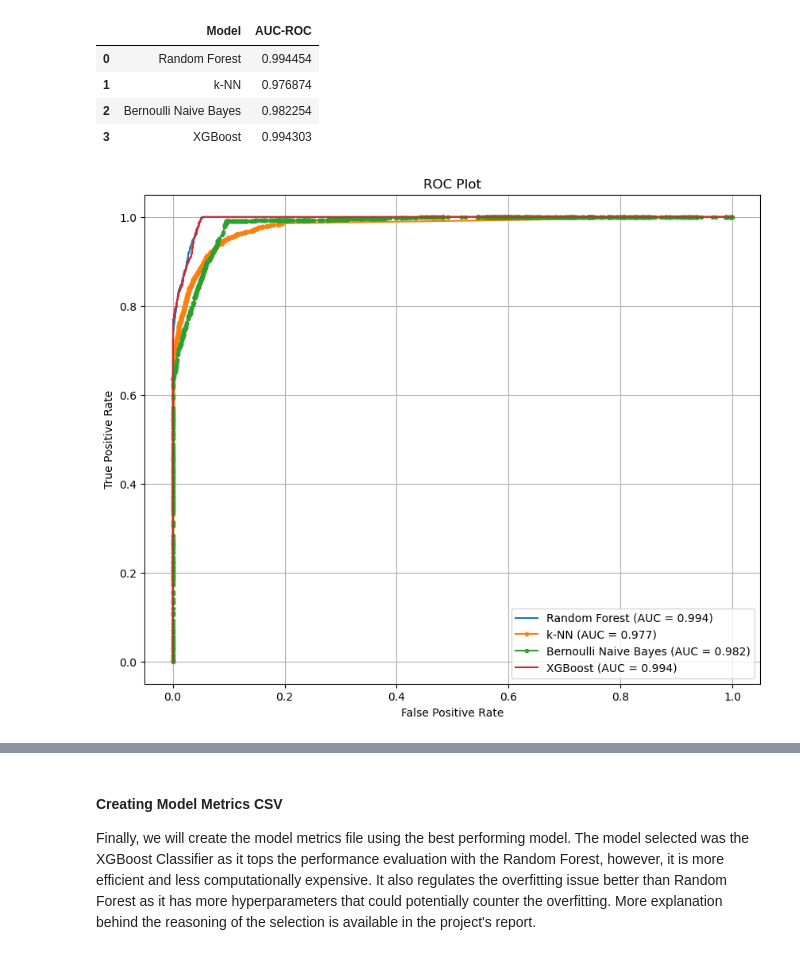
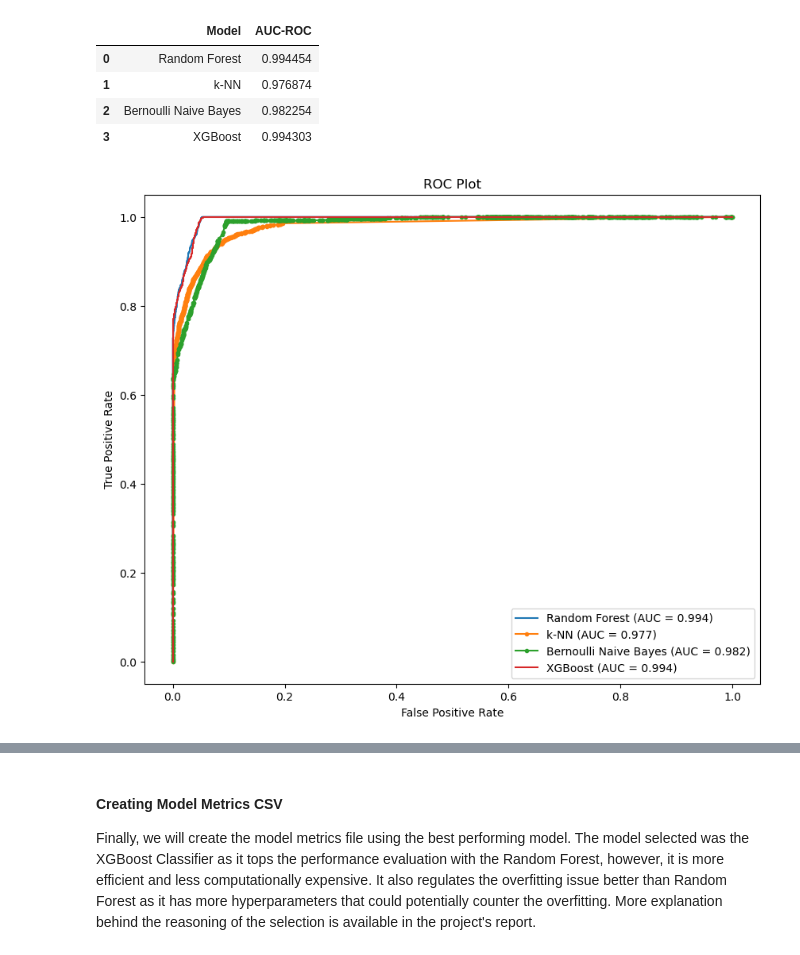
Before and after one commit to CamiloDS16/Project-2-AmEx-Credit-Card-Default-, a Jupyter notebook: Project-2-AmEx-Credit-Card-Default-/notebooks/modeling_amex.ipynb, the cells around one changed output, grey strips where cells are left out. Saved outputs shown, nothing was run; the diff lists cells and outputs as text; code cells hidden in the pictures.

Commit message:
updated figures and modeling notebook

```diff
--- a/Project-2-AmEx-Credit-Card-Default-/notebooks/modeling_amex.ipynb
+++ b/Project-2-AmEx-Credit-Card-Default-/notebooks/modeling_amex.ipynb
@@ -457,29 +451,30 @@ results_df
 # %%
 from sklearn.metrics import roc_curve
 
 # Compute ROC curve for each model
 rf_fpr, rf_tpr, _ = roc_curve(y_test, rf_probs)
 knn_fpr, knn_tpr, _ = roc_curve(y_test, knn_probs)
 bnb_fpr, bnb_tpr, _ = roc_curve(y_test, bnb_probs)
 xgb_fpr, xgb_tpr, _ = roc_curve(y_test, xgb_probs)
 
 # Plot the ROC curve
 plt.figure(figsize=(10, 8))
 plt.plot(rf_fpr, rf_tpr, linestyle='-', label='Random Forest (AUC = %0.3f)' % rf_auc)
 plt.plot(knn_fpr, knn_tpr, marker='.', label='k-NN (AUC = %0.3f)' % knn_auc)
 plt.plot(bnb_fpr, bnb_tpr, marker='.', label='Bernoulli Naive Bayes (AUC = %0.3f)' % bnb_auc)
 plt.plot(xgb_fpr, xgb_tpr, linestyle='-', label='XGBoost (AUC = %0.3f)' % xgb_auc)
 
 # Title and labels
 plt.title('ROC Plot')
 plt.xlabel('False Positive Rate')
 plt.ylabel('True Positive Rate')
 plt.legend()
 
 # show grid
-plt.grid(True)
+plt.grid(False)
 
-# Show the plot
+# save and show the plot
+plt.savefig('../reports/figures/auc_roc_scores.png')
 plt.show()
 # %% [output]
-[figure, old version]
+[figure, new version]
```
Also changed, not shown: parts of 6 cells of this notebook, 3 other files.
